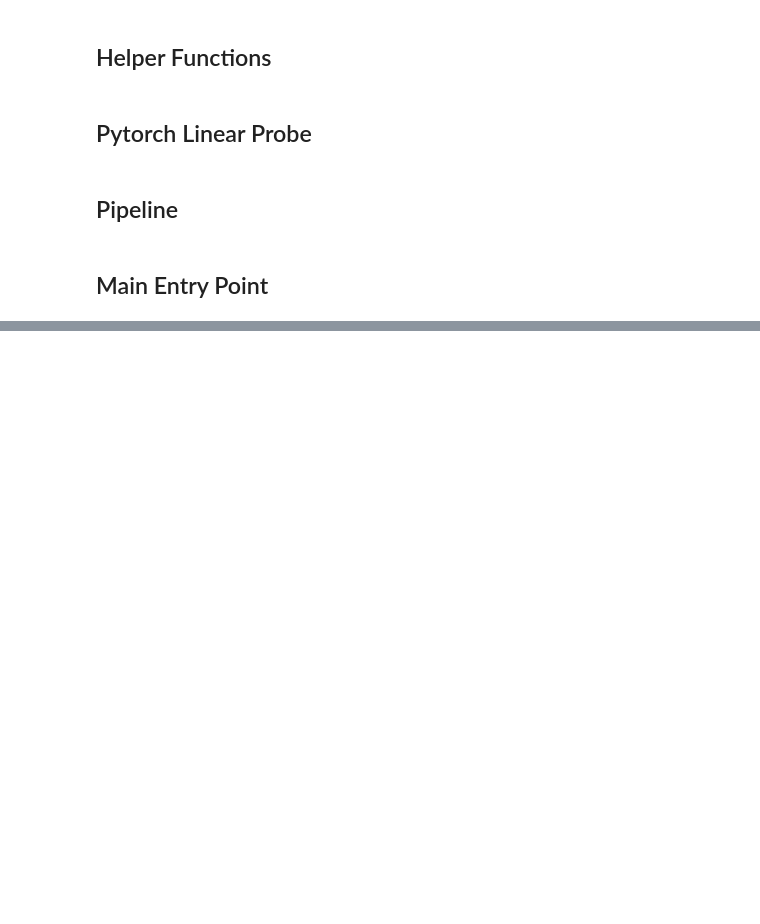
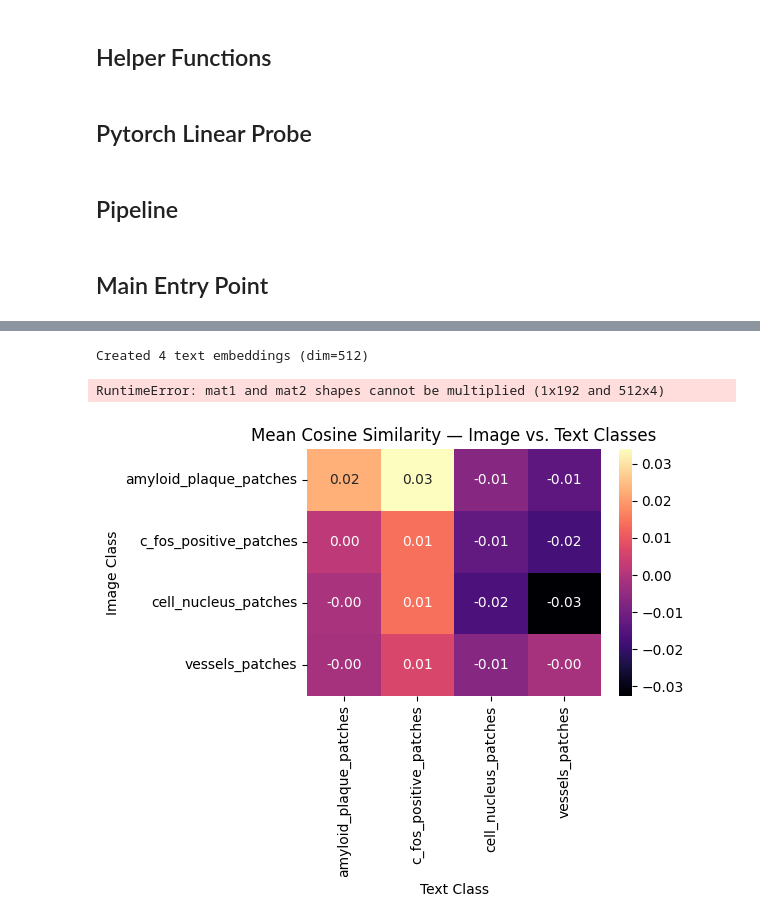
Before and after one commit to AdinaScheinfeld/ssl_project, a Jupyter notebook: notebooks/evaluate_ssl.ipynb, the cells around one changed output, grey strips where cells are left out. Cells and saved outputs as stored; diff of their text form; code cells hidden in the pictures; blank space fills up the shorter version.

```diff
--- a/notebooks/evaluate_ssl.ipynb
+++ b/notebooks/evaluate_ssl.ipynb
@@ -606,0 +815,9 @@ Random | Epoch 01/1 | Train loss: 1.6924 | Val loss: 1.3561 | Train acc: 0.088 |
+# %%
+ckpt_clip = "/ministorage/adina/pretrain_sweep/checkpoints/dea46vee/all_datasets_clip_pretrained-epochepoch=715-valval_loss=0.0222-stepstep=41528.ckpt"
+ckpt = torch.load(ckpt_clip, map_location="cpu", weights_only=False)
+state_dict = ckpt.get("state_dict", ckpt)
+
+# Print only relevant CLIP text keys
+for k in state_dict.keys():
+    if any(x in k for x in ["text_encoder", "text_proj", "image_proj"]):
+        print(k)
@@ -606,0 +1006,41 @@ Random | Epoch 01/1 | Train loss: 1.6924 | Val loss: 1.3561 | Train acc: 0.088 |
+# %%
+text_embs_true = get_text_embeddings_true(text_prompts, text_model, text_proj)
+# %% [output]
+Created 4 text embeddings (dim=512)
+# %%
+true_labels, pred_labels = evaluate_clip_alignment(
+    image_embs=embeddings_dict["Image+CLIP"],
+    labels=labels,
+    text_embs=text_embs_true,
+    class_names=list(text_embs_true.keys())
+)
+# %% [output]
+RuntimeError: mat1 and mat2 shapes cannot be multiplied (1x192 and 512x4)
+# %%
+import pandas as pd
+
+# Compute per-class mean image embeddings
+mean_img_embs = []
+for cls in text_prompts.keys():
+    cls_idx = [i for i, lab in enumerate(labels) if lab == cls]
+    cls_emb = torch.tensor(img_embs_proj[cls_idx], dtype=torch.float32)
+    mean_img_embs.append(F.normalize(cls_emb.mean(dim=0), dim=0))
+
+mean_img_embs = torch.stack(mean_img_embs).to(device)
+text_stack = torch.stack([text_embs_true[c] for c in text_prompts.keys()]).to(device)
+
+# Compute cosine similarity matrix
+sim_matrix = torch.mm(mean_img_embs, text_stack.T).cpu().numpy()
+
+# Plot
+plt.figure(figsize=(6,5))
+sns.heatmap(sim_matrix, annot=True, fmt=".2f", cmap="magma",
+            xticklabels=list(text_prompts.keys()),
+            yticklabels=list(text_prompts.keys()))
+plt.title("Mean Cosine Similarity — Image vs. Text Classes")
+plt.xlabel("Text Class")
+plt.ylabel("Image Class")
+plt.tight_layout()
+plt.show()
+# %% [output]
+[figure, added]
```
Also changed, not shown: parts of 17 cells of this notebook, 2 other files.
